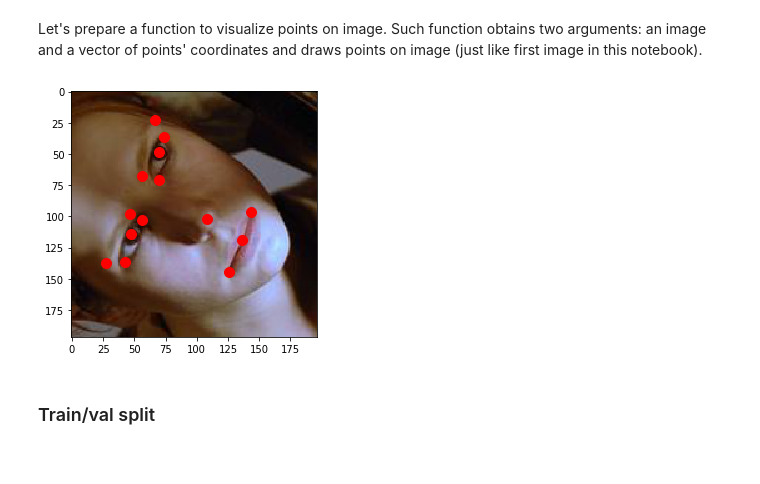
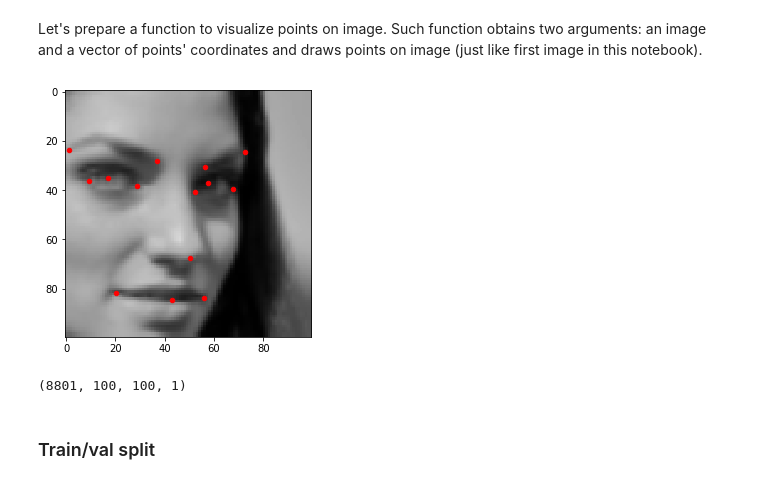
Before and after one commit to avdolgikh/cv_course, a Jupyter notebook: w2/facial-keypoints/Facial keypoints.ipynb, the cells around one changed output. Cells and saved outputs as stored; diff of their text form; code cells hidden in the pictures.

```diff
--- a/w2/facial-keypoints/Facial keypoints.ipynb
+++ b/w2/facial-keypoints/Facial keypoints.ipynb
@@ -38,0 +37,3 @@ IMAGE_SIZE = (197, 197)
+# %%
+#IMAGE_SIZE = (197, 197)
+IMAGE_SIZE = (100, 100)
@@ -41,15 +87,31 @@ def load_imgs_and_keypoints(dirname='data'):
     gt = pd.read_csv('data/gt.csv')
     imgs = []
     points = []
+
+    print(len(gt.index))
+
     for index, row in gt.iterrows():
-        img = gray2rgb(imread('data/images/' + row["filename"]))
+        #img = gray2rgb(imread('data/images/' + row["filename"]))
+        img = imread('data/images/' + row["filename"])
+        if len(img.shape) > 2:
+            img = rgb2gray(img)
+        img = img.reshape((img.shape[0], img.shape[1], 1))
+
         img_points = []
         for i in range(1, 15):
             img_points.append( row["x" + str(i)] / img.shape[1] - .5 )
             img_points.append( row["y" + str(i)] / img.shape[0] - .5 )
-        points.append( img_points )
+
+        shifted_img, shifted_img_points = shift_img(img, img_points)
+        if np.max(np.abs(shifted_img_points)) < 0.49:
+            shifted_img = resize(shifted_img, IMAGE_SIZE)
+            imgs.append(shifted_img)
+            points.append( shifted_img_points )
+
         img = resize(img, IMAGE_SIZE)
         imgs.append(img)
+        points.append( img_points )
+
     return np.array(imgs), np.array(points)
 # %%
 imgs, points = load_imgs_and_keypoints()
@@ -86,11 +149,15 @@ Let's prepare a function to visualize points on image. Such function obtains two
 def visualize_points(img, points):
     imshow(img)
     for i in range(14):
-        plt.scatter( (points[2*i] + .5 )*IMAGE_SIZE[1], (points[2*i + 1] + .5 )*IMAGE_SIZE[0], s=100, c='r')
+        plt.scatter( (points[2*i] + .5 )*IMAGE_SIZE[1], (points[2*i + 1] + .5 )*IMAGE_SIZE[0], s=20, c='r')
 # %%
-visualize_points(imgs[2], points[2])
+visualize_points(imgs[0], points[0])
 # %% [output]
-[figure, old version]
+[figure, new version]
+# %%
+print(imgs.shape)
+# %% [output]
+(8801, 100, 100, 1)
 # %% [markdown]
 ### Train/val split
 # %% [markdown]
```
Also changed, not shown: parts of 51 cells of this notebook, 4 other files.
